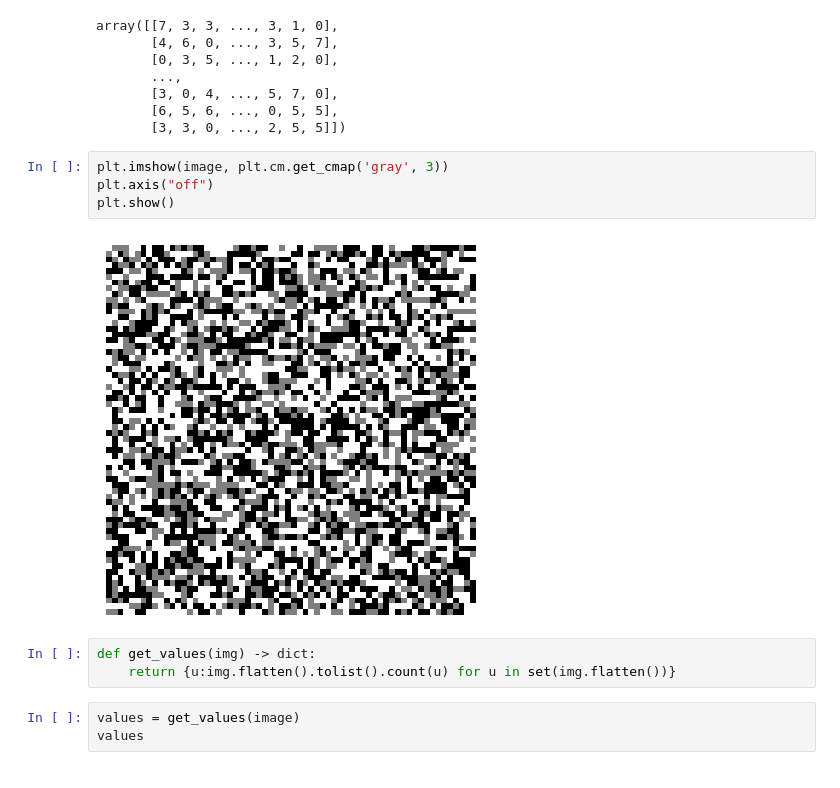
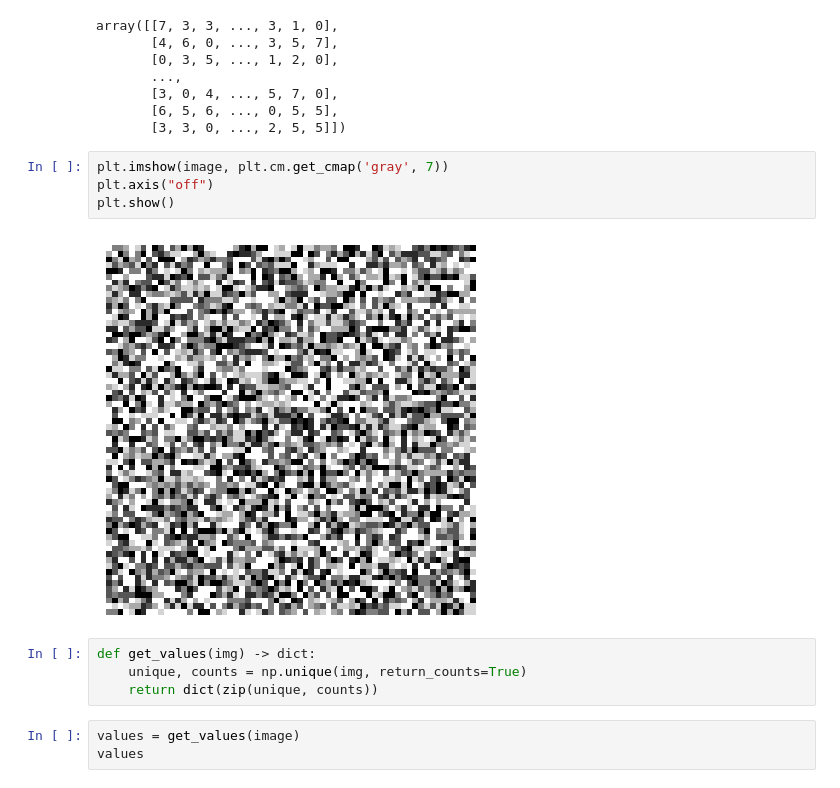
Before and after one commit to subhranil2605/Image_Processing, a Jupyter notebook: histogram/histogram_equalization.ipynb, the cells around one changed output. Saved outputs shown, nothing was run; the diff lists cells and outputs as text.

```diff
--- a/histogram/histogram_equalization.ipynb
+++ b/histogram/histogram_equalization.ipynb
@@ -19,14 +20,15 @@ array([[7, 3, 3, ..., 3, 1, 0],
        [6, 5, 6, ..., 0, 5, 5],
        [3, 3, 0, ..., 2, 5, 5]])
 # %%
-plt.imshow(image, plt.cm.get_cmap('gray', 3))
+plt.imshow(image, plt.cm.get_cmap('gray', 7))
 plt.axis("off")
 plt.show()
 # %% [output]
-[figure, old version]
+[figure, new version]
 # %%
 def get_values(img) -> dict:
-    return {u:img.flatten().tolist().count(u) for u in set(img.flatten())}
+    unique, counts = np.unique(img, return_counts=True)
+    return dict(zip(unique, counts))
 # %%
 values = get_values(image)
 values
```
Also changed, not shown: parts of 12 cells of this notebook.
